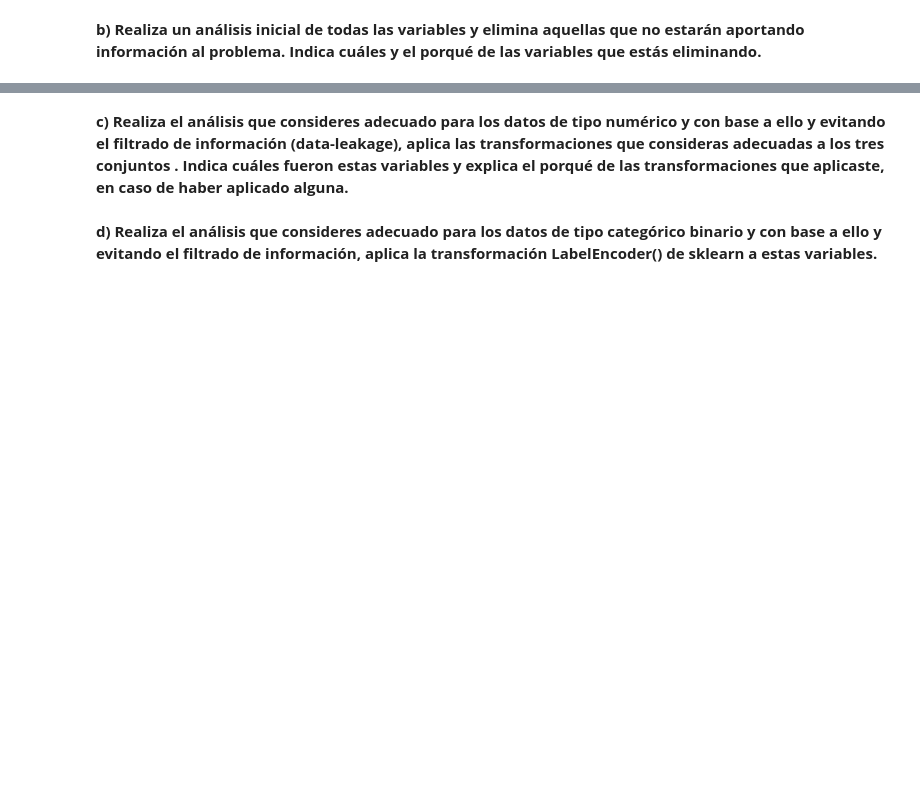
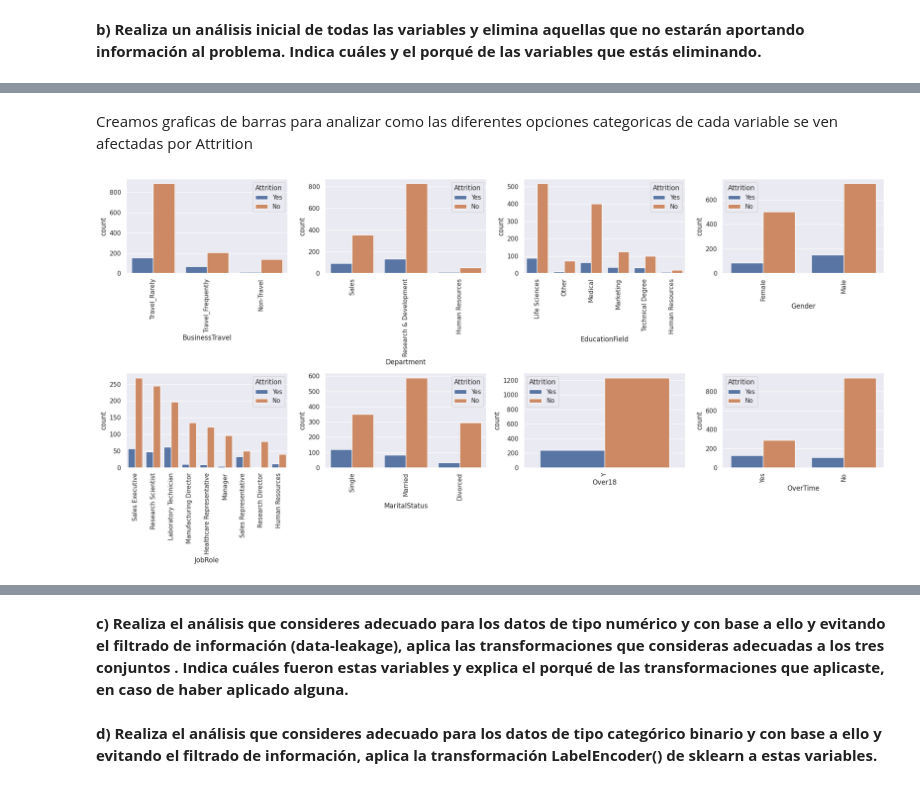
Before and after one commit to tkdforever18/Carlos, a Jupyter notebook: IA y ML - Actividad Semana 3.ipynb, the cells around one changed output, grey strips where cells are left out. Drawn from its saved outputs; the diff is of its cells as text; code cells hidden in the pictures; blank space fills up the shorter version.

```diff
--- a/IA y ML - Actividad Semana 3.ipynb
+++ b/IA y ML - Actividad Semana 3.ipynb
@@ -136,11 +88,0 @@ NameError: name 'datatest' is not defined
-# %%
-print('Dimensión de datos generados:')
-print('Datos de entrada X:', X.shape)
-print('Variable de salida y:', y.shape)
-
-# Los transformamos en un DataFrame de Pandas:
-df = pd.DataFrame(X, columns=['x1','x2'])
-df['y'] = y
-
-plt.figure(figsize=(6,4))
-sns.scatterplot(data=df, x='x1', y='x2', hue='y');
@@ -148,0 +158,4 @@ sns.scatterplot(data=df, x='x1', y='x2', hue='y');
+# %%
+#Seleccionar datos categoricos
+df_categoricos = df[["BusinessTravel", "Department", "EducationField", "Gender", "JobRole", "MaritalStatus", "Over18", "OverTime", "Attrition"]]
+df_categoricos.head()
@@ -148,0 +169,22 @@ sns.scatterplot(data=df, x='x1', y='x2', hue='y');
+# %%
+#Creamos la lista sin la variable predictora
+cat_vars = df[["BusinessTravel", "Department", "EducationField", "Gender", "JobRole", "MaritalStatus", "Over18", "OverTime"]]
+# %% [markdown]
+Creamos graficas de barras para analizar como las diferentes opciones categoricas de cada variable se ven afectadas por Attrition
+# %%
+#Crear figuras con subplots
+fig, axs = plt.subplots(nrows=2, ncols=4, figsize = (20, 10))
+axs = axs.flatten()
+
+#Crear un countplot para cada variable categorica
+for i, var in enumerate (cat_vars):
+    sns.countplot(x=var, hue="Attrition", data = df_categoricos, ax=axs[i])
+    axs[i].set_xticklabels(axs[i].get_xticklabels(), rotation = 90)
+
+#Ajustar espacio entre subplots
+fig.tight_layout()
+
+#Mostrar el plot
+plt.show()
+# %% [output]
+[figure, added]
```
Also changed, not shown: parts of 17 cells of this notebook.
